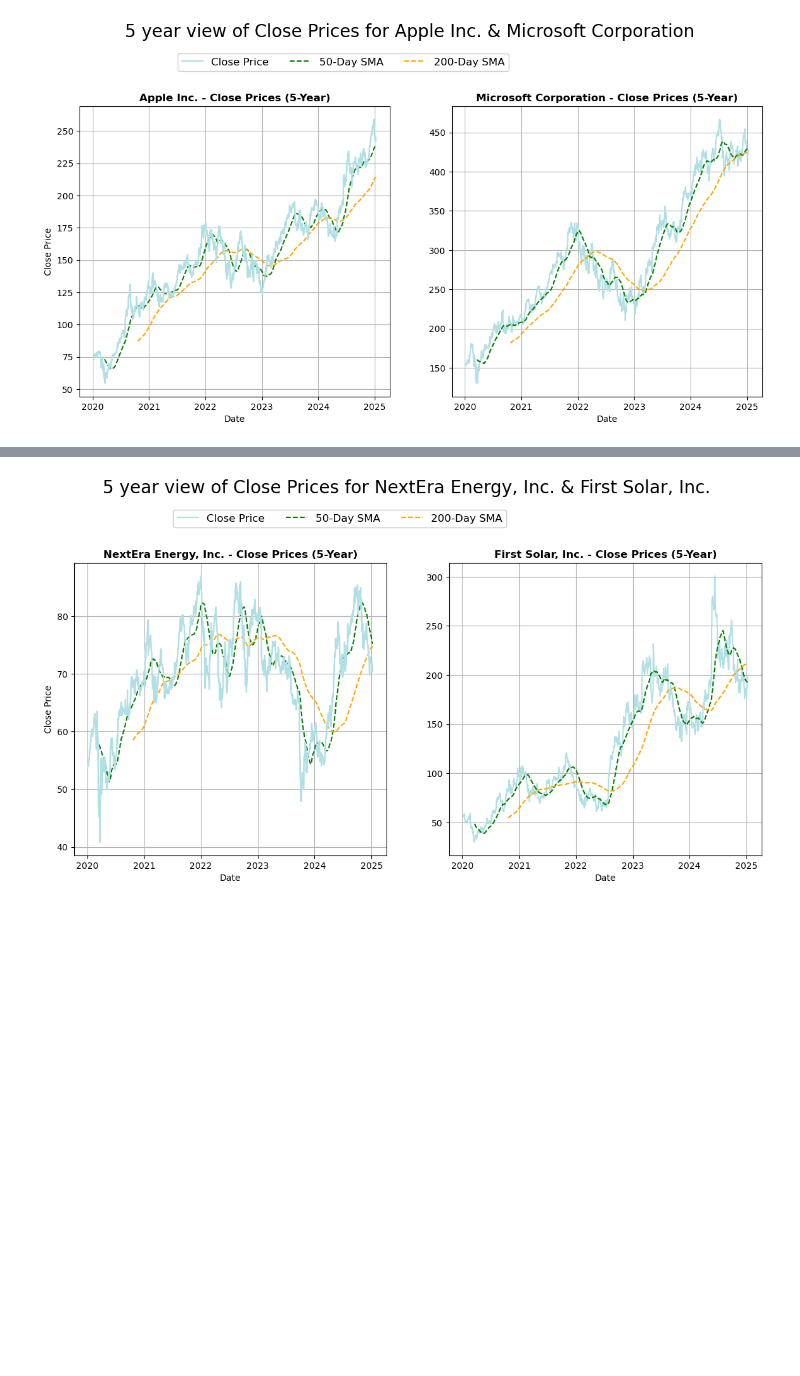
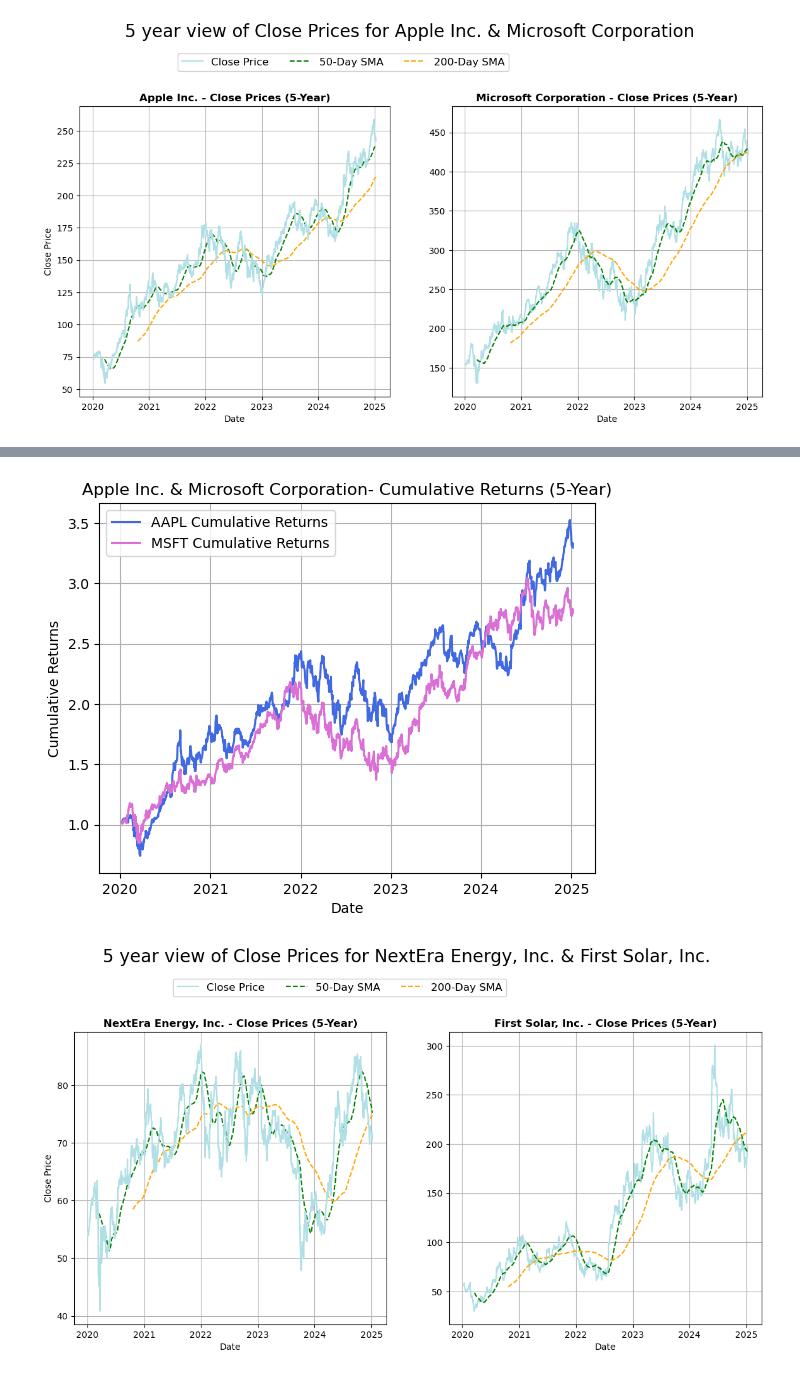
Before and after one commit to Ange-Dvs/PFDA-project, a Jupyter notebook: stocks.ipynb, the cells around one changed output, grey strips where cells are left out. Drawn from its saved outputs; the diff is of its cells as text; code cells hidden in the pictures; blank space fills up the shorter version.

```diff
--- a/stocks.ipynb
+++ b/stocks.ipynb
@@ -308,3 +316,7 @@ tech_mid_term_volatility= company_mid_term_close_plots(selected_companies=['AAPL
+# %%
+tech_mid_term_cumulative_returns = company_mid_term_cumulative_returns(selected_companies=['AAPL','MSFT'], fullnames=company_ticker_to_fullname, colours=colours_comp, data=industry_dataframes)
+# %% [output]
+[figure, added]
 # %%
 renew_energy_mid_term_volatility= company_mid_term_close_plots(selected_companies=['NEE','FSLR'], fullnames=company_ticker_to_fullname, data=industry_dataframes)
 # %% [output]
```
Also changed, not shown: parts of 9 cells of this notebook, 5 other files.
